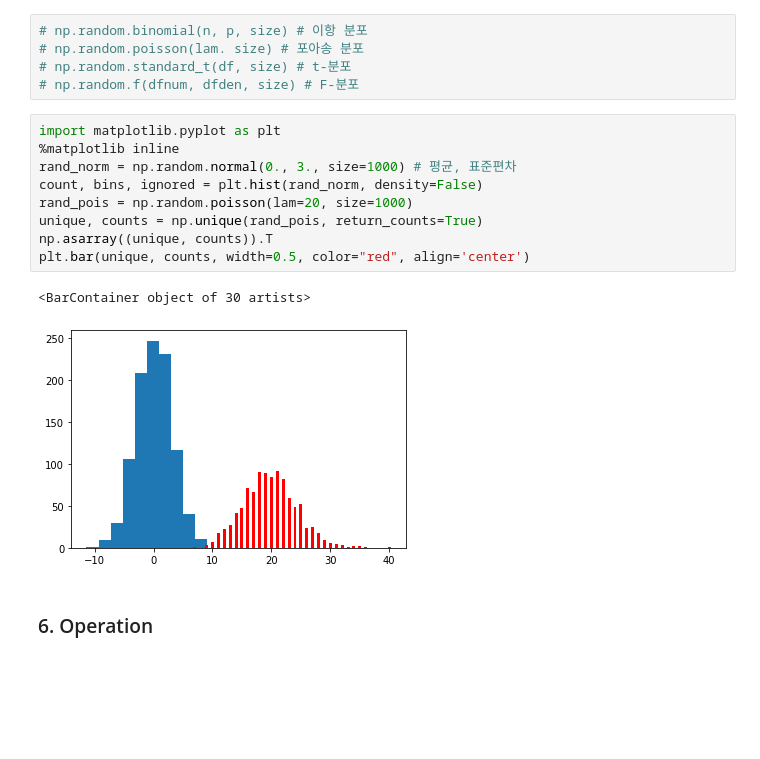
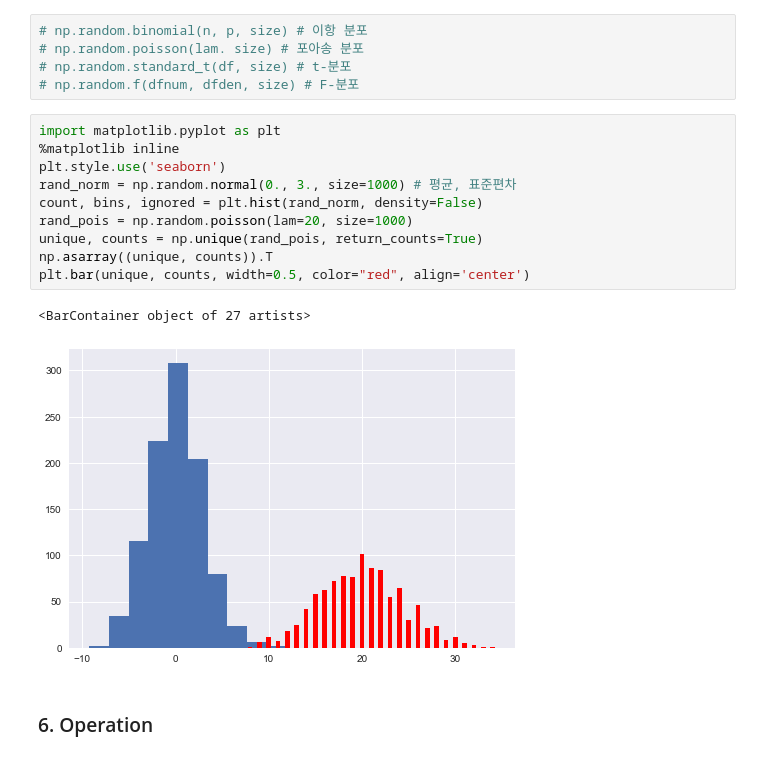
Before and after one commit to gratiaQ/Pyhton_Data_Science, a Jupyter notebook: 01_01_NumPy_개요.ipynb, the cells around one changed output. Drawn from its saved outputs; the diff is of its cells as text; blank space fills up the shorter version.

```diff
--- a/01_01_NumPy_개요.ipynb
+++ b/01_01_NumPy_개요.ipynb
@@ -299,15 +304,16 @@ print(np.random.normal(0, 1, 10).reshape(2,5)) # 정규 분포 평균 표준편
 # %%
 import matplotlib.pyplot as plt
 %matplotlib inline
+plt.style.use('seaborn')
 rand_norm = np.random.normal(0., 3., size=1000) # 평균, 표준편차
 count, bins, ignored = plt.hist(rand_norm, density=False)
 rand_pois = np.random.poisson(lam=20, size=1000)
 unique, counts = np.unique(rand_pois, return_counts=True)
 np.asarray((unique, counts)).T
 plt.bar(unique, counts, width=0.5, color="red", align='center')
 # %% [output]
-<BarContainer object of 30 artists>
+<BarContainer object of 27 artists>
-[figure, old version]
+[figure, new version]
 # %% [markdown]
 ### 6. Operation
 # %% [markdown]
```
Also changed, not shown: parts of 2 cells of this notebook, 2 other files.
